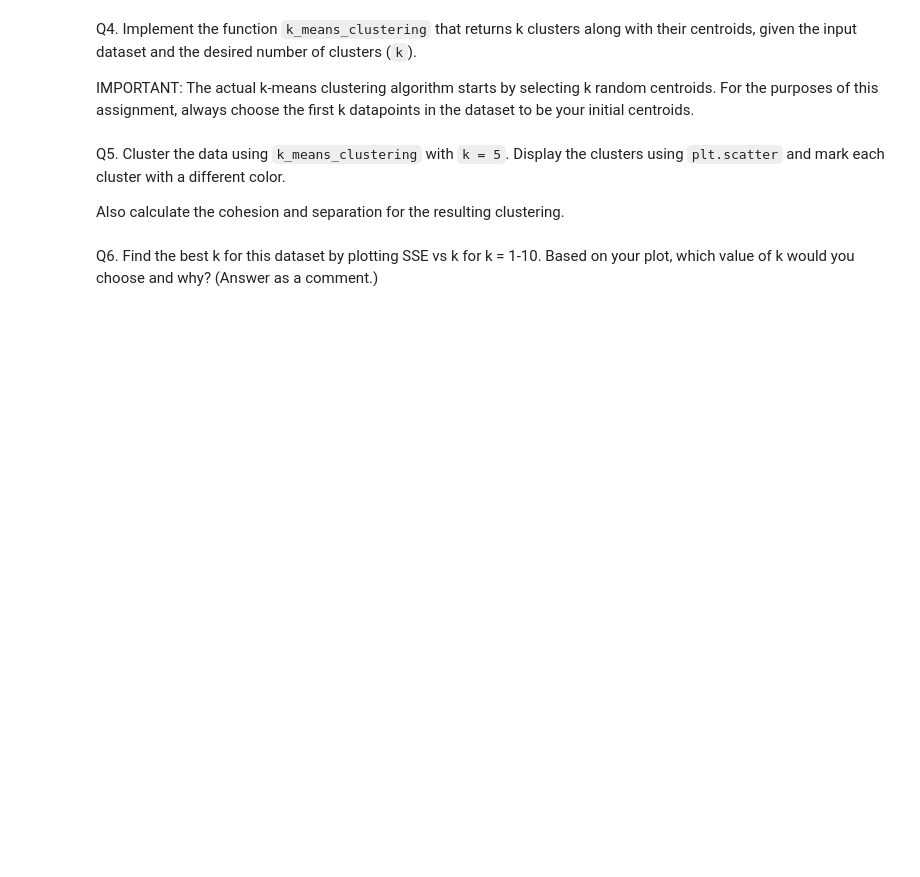
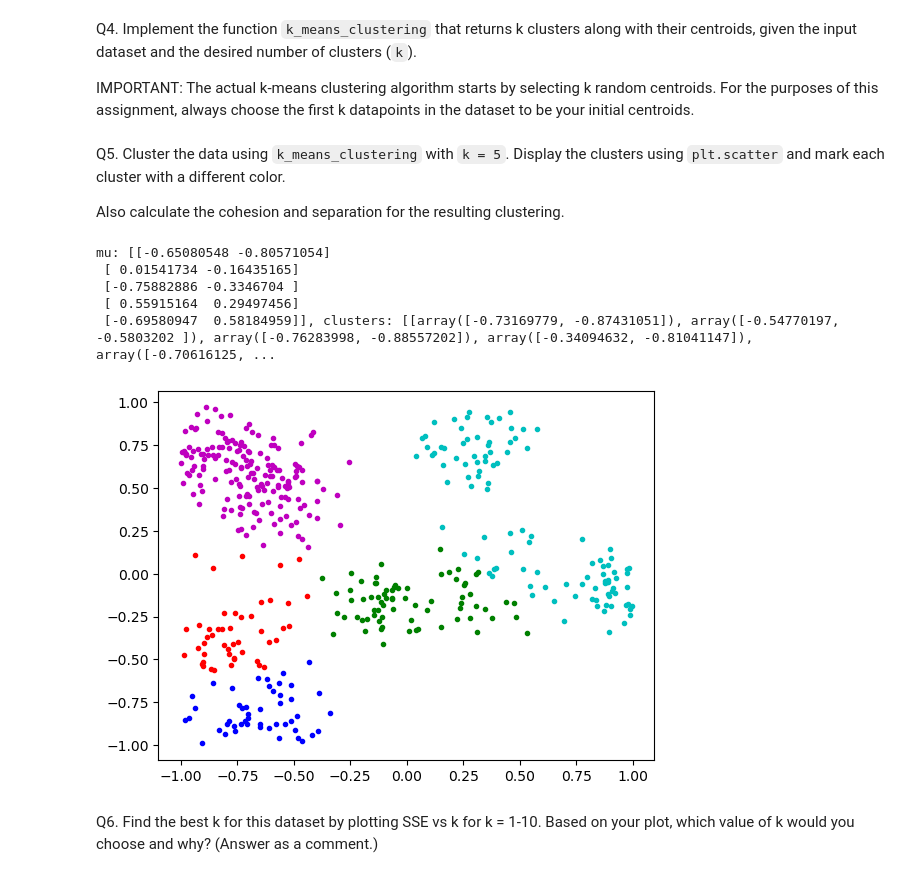
Before and after one commit to IanC04/CS363M, a Jupyter notebook: Assignments/Assignment 5/HW5 - Clustering.ipynb, the cells around one changed output. Saved outputs shown, nothing was run; the diff lists cells and outputs as text; code cells hidden in the pictures; blank space fills up the shorter version.

```diff
--- a/Assignments/Assignment 5/HW5 - Clustering.ipynb
+++ b/Assignments/Assignment 5/HW5 - Clustering.ipynb
@@ -56,9 +56,10 @@ Q3. Implement the function `check_convergence` that checks if the termination co
 # %%
 def check_convergence(mu, previous_mu):
     # your code goes here
-    mu.sort(axis=0)
-    previous_mu.sort(axis=0)
-    return (mu == previous_mu).all()
+    s_mu = np.sort(mu, axis=0)
+    s_prev_mu = np.sort(previous_mu, axis=0)
+    # TODO Make sure no in-place sort
+    return (s_mu - s_prev_mu < 0.01).all()
 # %% [markdown]
 Q4. Implement the function `k_means_clustering` that returns k clusters along with their centroids, given the input dataset and the desired number of clusters (`k`).
 
@@ -82,9 +83,20 @@ Q5. Cluster the data using `k_means_clustering` with `k = 5`. Display the cluste
 Also calculate the cohesion and separation for the resulting clustering.
 # %%
 # your code goes here
-# Never converges for some reason, small differences
+# TODO Never converges for some reason, small differences
 mu, clusters = k_means_clustering(data, k=5)
 print(f"mu: {mu}, clusters: {clusters}")
+
+colors = ["b", "g", "r", "c", "m", "y"]
+for i, cluster in enumerate(clusters):
+    plt.scatter([e[0] for e in cluster], [e[1] for e in cluster], c=colors[i], marker='.')
+# %% [output]
+mu: [[-0.65080548 -0.80571054]
+ [ 0.01541734 -0.16435165]
+ [-0.75882886 -0.3346704 ]
+ [ 0.55915164  0.29497456]
+ [-0.69580947  0.58184959]], clusters: [[array([-0.73169779, -0.87431051]), array([-0.54770197, -0.5803202 ]), array([-0.76283998, -0.88557202]), array([-0.34094632, -0.81041147]), array([-0.70616125, ...
+[figure, added]
 # %% [markdown]
 Q6. Find the best k for this dataset by plotting SSE vs k for k = 1-10. Based on your plot, which value of k would you choose and why? (Answer as a comment.)
 # %%
```
Also changed, not shown: parts of 1 cell of this notebook.
